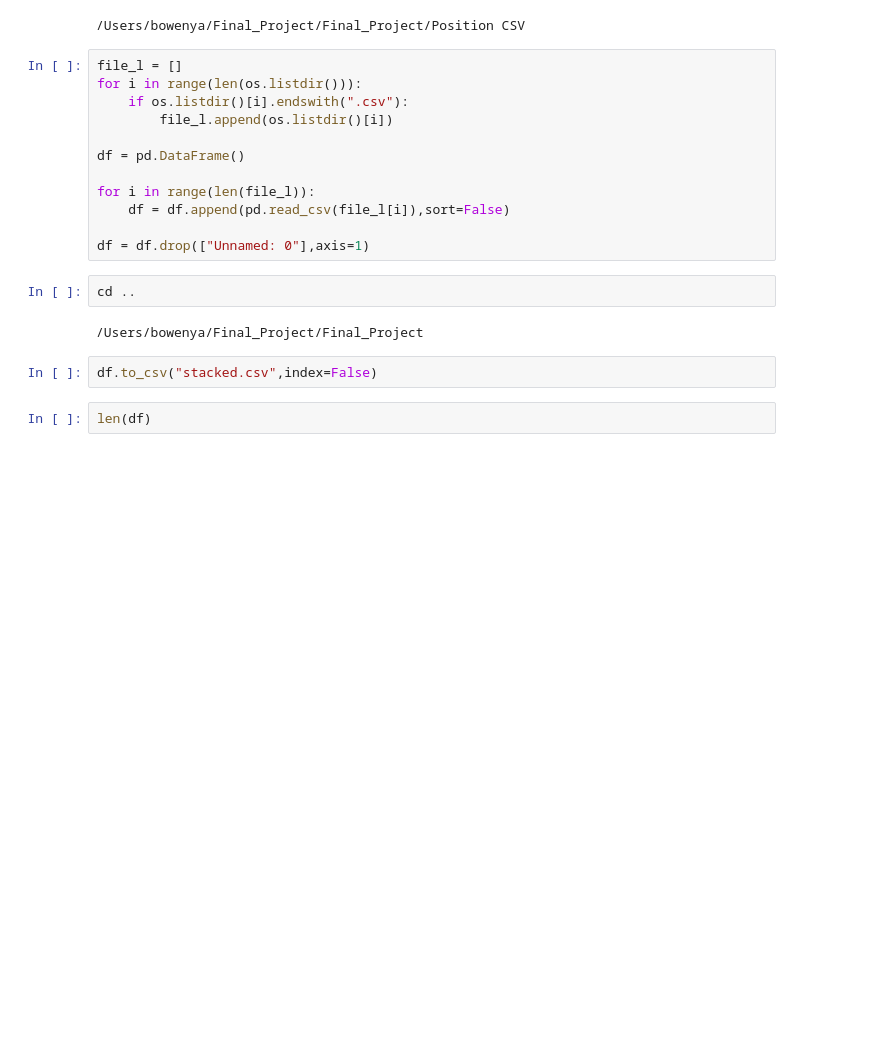
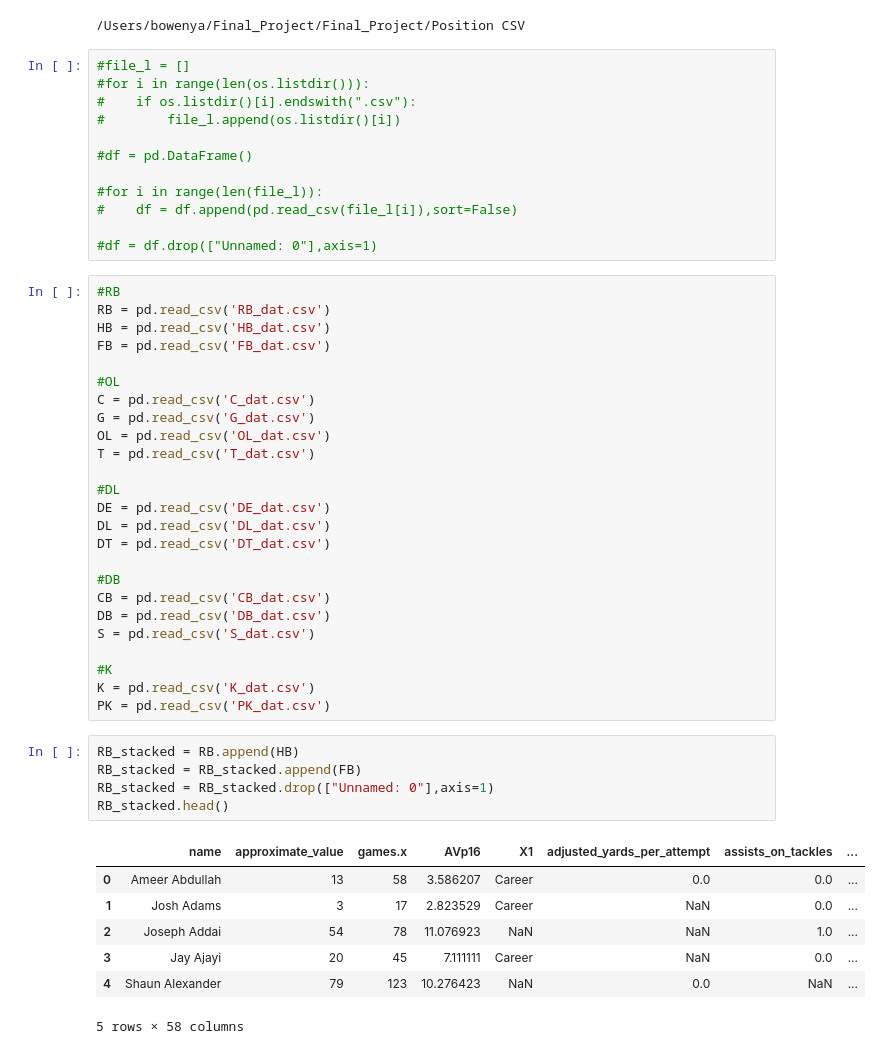
Before and after one commit to cburks03/Final_Project, a Jupyter notebook: stacking.ipynb, the cells around one changed output. Drawn from its saved outputs; the diff is of its cells as text; blank space fills up the shorter version.

Commit message:
stacked csv

```diff
--- a/stacking.ipynb
+++ b/stacking.ipynb
@@ -6,22 +6,52 @@ cd Position\ CSV
 # %% [output]
 /Users/bowenya/Final_Project/Final_Project/Position CSV
 # %%
-file_l = []
-for i in range(len(os.listdir())):
-    if os.listdir()[i].endswith(".csv"):
-        file_l.append(os.listdir()[i])
+#file_l = []
+#for i in range(len(os.listdir())):
+#    if os.listdir()[i].endswith(".csv"):
+#        file_l.append(os.listdir()[i])
 
-df = pd.DataFrame()
+#df = pd.DataFrame()
 
-for i in range(len(file_l)):
-    df = df.append(pd.read_csv(file_l[i]),sort=False)
+#for i in range(len(file_l)):
+#    df = df.append(pd.read_csv(file_l[i]),sort=False)
 
-df = df.drop(["Unnamed: 0"],axis=1)
+#df = df.drop(["Unnamed: 0"],axis=1)
-# %%
-cd ..
-# %% [output]
-/Users/bowenya/Final_Project/Final_Project
-# %%
-df.to_csv("stacked.csv",index=False)
-# %%
-len(df)
+# %%
+#RB
+RB = pd.read_csv('RB_dat.csv')
+HB = pd.read_csv('HB_dat.csv')
+FB = pd.read_csv('FB_dat.csv')
+
+#OL
+C = pd.read_csv('C_dat.csv')
+G = pd.read_csv('G_dat.csv')
+OL = pd.read_csv('OL_dat.csv')
+T = pd.read_csv('T_dat.csv')
+
+#DL
+DE = pd.read_csv('DE_dat.csv')
+DL = pd.read_csv('DL_dat.csv')
+DT = pd.read_csv('DT_dat.csv')
+
+#DB
+CB = pd.read_csv('CB_dat.csv')
+DB = pd.read_csv('DB_dat.csv')
+S = pd.read_csv('S_dat.csv')
+
+#K
+K = pd.read_csv('K_dat.csv')
+PK = pd.read_csv('PK_dat.csv')
+# %%
+RB_stacked = RB.append(HB)
+RB_stacked = RB_stacked.append(FB)
+RB_stacked = RB_stacked.drop(["Unnamed: 0"],axis=1)
+RB_stacked.head()
+# %% [output]
+|  | name | approximate_value | games.x | AVp16 | X1 | adjusted_yards_per_attempt | assists_on_tackles | ... |
+| 0 | Ameer Abdullah | 13 | 58 | 3.586207 | Career | 0.0 | 0.0 | ... |
+| 1 | Josh Adams | 3 | 17 | 2.823529 | Career | NaN | 0.0 | ... |
+| 2 | Joseph Addai | 54 | 78 | 11.076923 | NaN | NaN | 1.0 | ... |
+| 3 | Jay Ajayi | 20 | 45 | 7.111111 | Career | NaN | 0.0 | ... |
+| 4 | Shaun Alexander | 79 | 123 | 10.276423 | NaN | 0.0 | NaN | ... |
+5 rows × 58 columns
```
Also changed, not shown: parts of 6 cells of this notebook, 5 other files.
